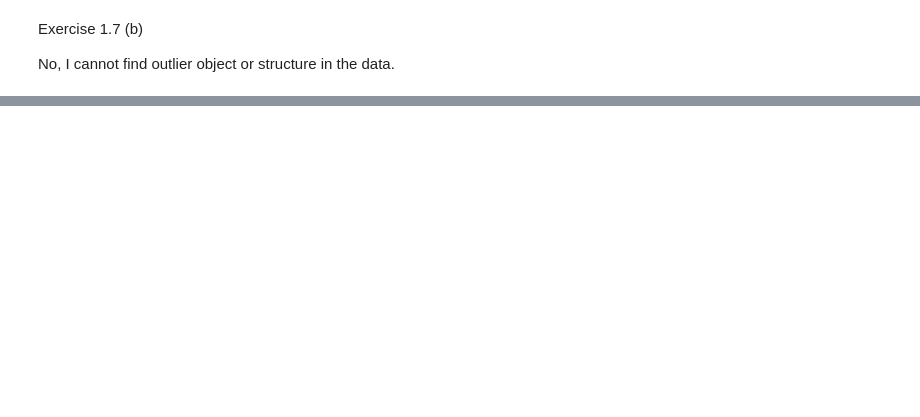
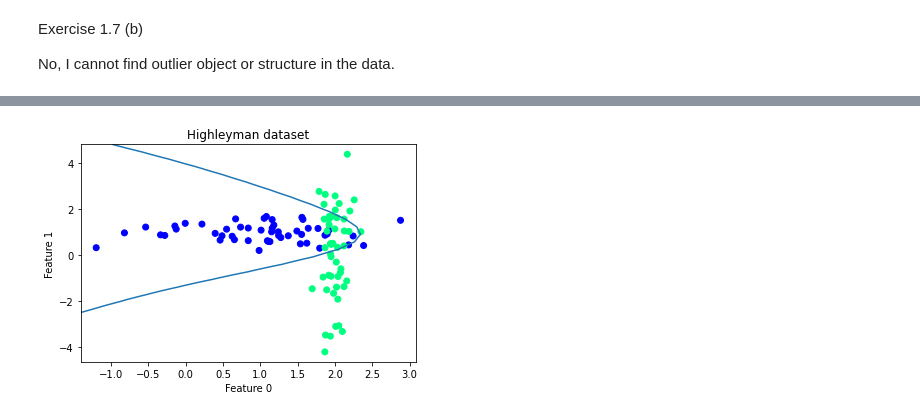
Before and after one commit to cynthiacai56/CS4220-machine-learning-practice, a Jupyter notebook: code/Week 1.ipynb, the cells around one changed output, grey strips where cells are left out. Drawn from its saved outputs; the diff is of its cells as text; code cells hidden in the pictures; blank space fills up the shorter version.

```diff
--- a/code/Week 1.ipynb
+++ b/code/Week 1.ipynb
@@ -199,0 +204,7 @@ Banana dataset 100 by 2 prdataset with 2 classes: [50 50]
+# %%
+a = pr.gendath() # highleyman dataset
+w = pr.parzenc(a) # Parzen classifier
+pr.scatterd(a)
+pr.plotc(w)
+# %% [output]
+[figure, added]
```
Also changed, not shown: parts of 35 cells of this notebook.
